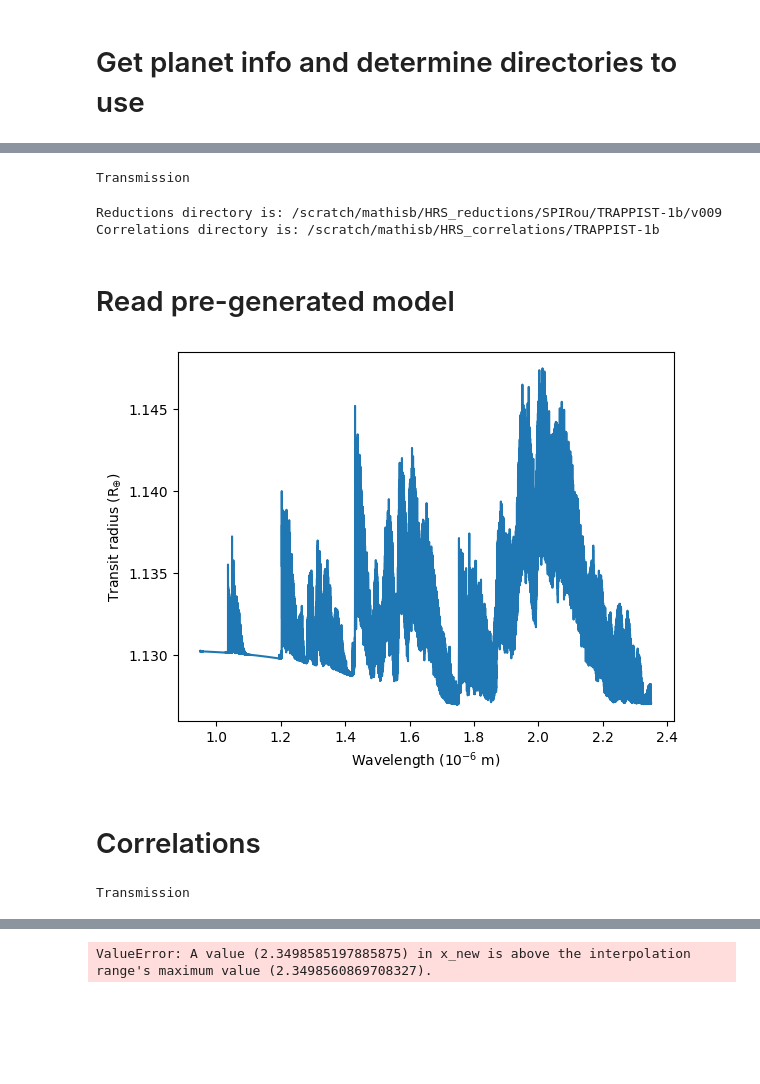
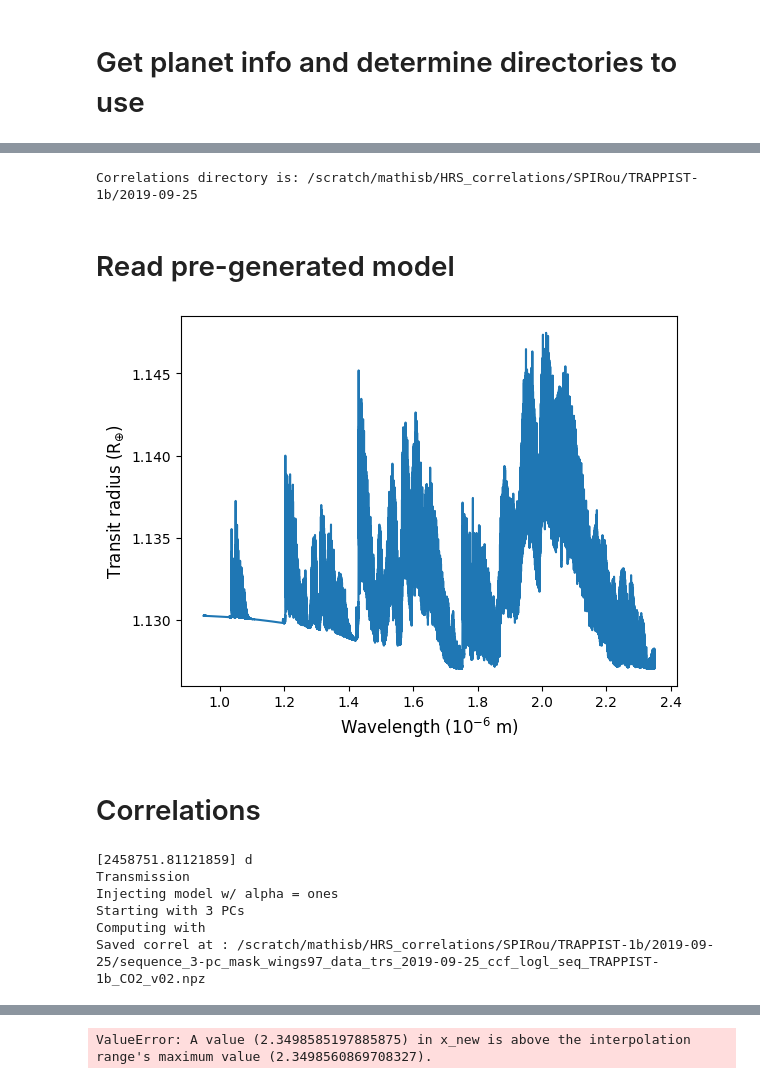
Before and after one commit to mathisbouffard/HRS_with_starships, a Jupyter notebook: HRS_analysis/SPIRou/Correlations.ipynb, the cells around one changed output, grey strips where cells are left out. Saved outputs shown, nothing was run; the diff lists cells and outputs as text; code cells hidden in the pictures; blank space fills up the shorter version.

```diff
--- a/HRS_analysis/SPIRou/Correlations.ipynb
+++ b/HRS_analysis/SPIRou/Correlations.ipynb
@@ -69,12 +101,10 @@ Getting TRAPPIST-1 b from ExoFile
 # %%
 #-----------------------------------------------------------#
 # Where to find the reductions
-instrument = "SPIRou"
-reduc_version = 'v009'
 reduc_in_scratch = True  # the reductions are in the scratch directory (True) or in the home directory (False)
 
 # Indicate which reductions to use (sequence files)
-filename_list = ["sequence_1-pc_mask_wings96_data_trs_night1.npz",
+filename_list = ["sequence_3-pc_mask_wings97_data_trs_2019-09-25.npz",
                  # "sequence_2-pc_mask_wings96_data_trs_night1.npz",
                  # "sequence_3-pc_mask_wings97_data_trs_night1.npz",
                  # "sequence_4-pc_mask_wings97_data_trs_night1.npz",
@@ -93,52 +123,41 @@ else:
 
 pl_name_fname = ''.join(pl_name.split())
 
-reduc_dir = base_dir / Path(f'HRS_reductions/{instrument}/{pl_name_fname}/{reduc_version}')
-
-# Load reductions
-obs_list = []
-for filename in filename_list:
-    obs = pl_obs.load_single_sequences(filename, pl_name, path=reduc_dir,
-                              load_all=False, filename_end='', plot=False, planet=planet_obj)
-    obs_list.append(obs)
+reduc_dir = base_dir / Path(f'HRS_reductions/{instrument}/{pl_name_fname}/{visit_name}/{reduc_version}')
-# %% [output]
-Transmission
 # %%
 #-----------------------------------------------#
 # Where to output the correlations
-output_dir = base_dir / Path(f'HRS_correlations/{pl_name_fname}')
+output_dir = base_dir / Path(f'HRS_correlations/{instrument}/{pl_name_fname}/{visit_name}')
 #-----------------------------------------------#
 
 # Create output directory if it does not exist
 output_dir.parent.mkdir(parents=True, exist_ok=True)
 
-print("Reductions directory is:", reduc_dir)
 print("Correlations directory is:", output_dir)
 # %% [output]
-Reductions directory is: /scratch/mathisb/HRS_reductions/SPIRou/TRAPPIST-1b/v009
-Correlations directory is: /scratch/mathisb/HRS_correlations/TRAPPIST-1b
+Correlations directory is: /scratch/mathisb/HRS_correlations/SPIRou/TRAPPIST-1b/2019-09-25
 # %% [markdown]
 # Read pre-generated model
 # %%
 #-------------------------------------------------------------#
 # Where to find the models
 model_directory = "/home/mathisb/Github/HRS_models/"
 
 # Name of npz model file
 model_filename = "prt_model_TRAPPIST-1b_CO2_v02.npz"
 #-------------------------------------------------------------#
 
 model_file = np.load(model_directory + model_filename)
 wave_mod, model_spec = model_file['wave_mod'], model_file['model_spec']
 
 # Plot it
 plt.plot(wave_mod, model_spec)
 
-plt.xlabel('Wavelength ($10^{-6}$ m)')
-plt.ylabel(r'Transit radius ($\rm R_{\oplus}$)')
+plt.xlabel('Wavelength ($10^{-6}$ m)', fontsize=12)
+plt.ylabel(r'Transit radius ($\rm R_{\oplus}$)', fontsize=12)
 plt.show()
 # %% [output]
-[figure, old version]
+[figure, new version]
 # %% [markdown]
 # Correlations
 # %%
@@ -161,9 +180,7 @@ all_logl_map = dict()
 
 for filename in filename_list:
     obs = pl_obs.load_single_sequences(filename, pl_name, path=reduc_dir,
-                              load_all=False, filename_end='', plot=False, planet=planet_obj)
-
-    visit_name = filename.split(sep="_")[-1][:-4]
+                              load_all=False, filename_end='', plot=False, planet=planet_obj)#, pl_kwargs=pl_kwargs)
 
     # Generate Kp
     Kp_array = np.array([obs.Kp.value])
@@ -194,4 +211,9 @@ for filename in filename_list:
     all_ccf_map[(n_pc, mask_wings)] = ccf_map
     all_logl_map[(n_pc, mask_wings)] = logl_map
 # %% [output]
+[2458751.81121859] d
 Transmission
+Injecting model w/ alpha = ones
+Starting with 3 PCs
+Computing with
+Saved correl at : /scratch/mathisb/HRS_correlations/SPIRou/TRAPPIST-1b/2019-09-25/sequence_3-pc_mask_wings97_data_trs_2019-09-25_ccf_logl_seq_TRAPPIST-1b_CO2_v02.npz
```
Also changed, not shown: parts of 10 cells of this notebook, 2 other files.
